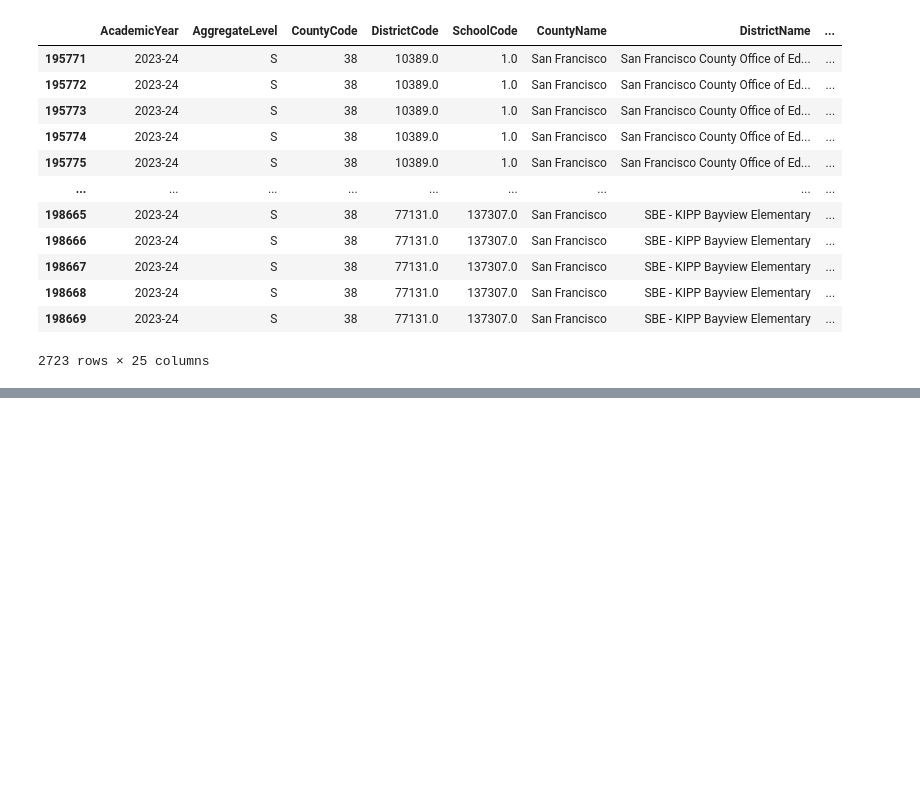
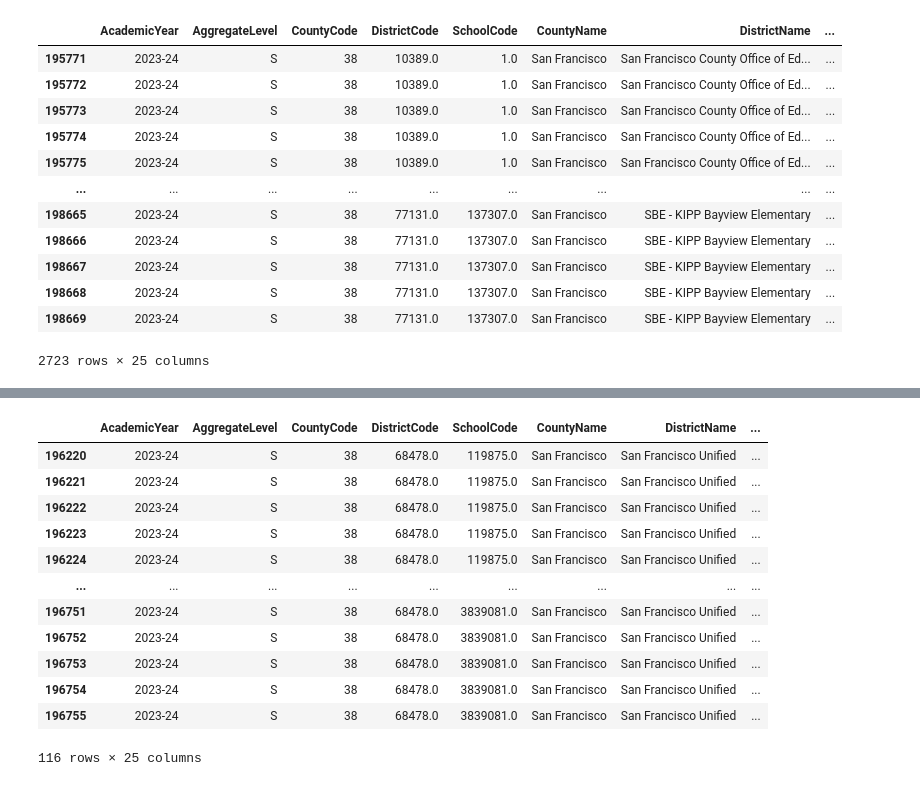
Before and after one commit to abigailea03/SF_transpo_school_access, a Jupyter notebook: Group Assignments/Ronald Giang/Week 7 (1).ipynb, the cells around one changed output, grey strips where cells are left out. Drawn from its saved outputs; the diff is of its cells as text; code cells hidden in the pictures; blank space fills up the shorter version.

```diff
--- a/Group Assignments/Ronald Giang/Week 7.ipynb
+++ b/Group Assignments/Ronald Giang/Week 7 (1).ipynb
@@ -281,0 +269,12 @@ array(['District Office', 'Jordan (June) School for Equity',
+# %%
+# Function to find similar names with debug
+def find_similar_names(name, name_list, threshold=60):
+    matches = process.extract(name, name_list, scorer=fuzz.ratio, limit=1)
+    if matches:
+        print(f"Checking '{name}' against '{matches[0][0]}' with score {matches[0][1]}")
+        if matches[0][1] >= threshold:
+            return True
+    return False
+# %%
+# Get the list of public high school names
+public_high_school_names = publichighschools['Campus Name'].tolist()
@@ -281,0 +324,2 @@ array(['District Office', 'Jordan (June) School for Equity',
+# %%
+similar_names = dataframe8['SchoolName'].apply(lambda x: find_similar_names(x, public_high_school_names))
@@ -281,0 +344,18 @@ array(['District Office', 'Jordan (June) School for Equity',
+# %%
+filtered_df_based_on_similar_names = dataframe8[similar_names]
+# %%
+filtered_df_based_on_similar_names
+# %% [output]
+|  | AcademicYear | AggregateLevel | CountyCode | DistrictCode | SchoolCode | CountyName | DistrictName | ... |
+| 196220 | 2023-24 | S | 38 | 68478.0 | 119875.0 | San Francisco | San Francisco Unified | ... |
+| 196221 | 2023-24 | S | 38 | 68478.0 | 119875.0 | San Francisco | San Francisco Unified | ... |
+| 196222 | 2023-24 | S | 38 | 68478.0 | 119875.0 | San Francisco | San Francisco Unified | ... |
+| 196223 | 2023-24 | S | 38 | 68478.0 | 119875.0 | San Francisco | San Francisco Unified | ... |
+| 196224 | 2023-24 | S | 38 | 68478.0 | 119875.0 | San Francisco | San Francisco Unified | ... |
+| ... | ... | ... | ... | ... | ... | ... | ... | ... |
+| 196751 | 2023-24 | S | 38 | 68478.0 | 3839081.0 | San Francisco | San Francisco Unified | ... |
+| 196752 | 2023-24 | S | 38 | 68478.0 | 3839081.0 | San Francisco | San Francisco Unified | ... |
+| 196753 | 2023-24 | S | 38 | 68478.0 | 3839081.0 | San Francisco | San Francisco Unified | ... |
+| 196754 | 2023-24 | S | 38 | 68478.0 | 3839081.0 | San Francisco | San Francisco Unified | ... |
+| 196755 | 2023-24 | S | 38 | 68478.0 | 3839081.0 | San Francisco | San Francisco Unified | ... |
+116 rows × 25 columns
```
Also changed, not shown: parts of 14 cells of this notebook.
